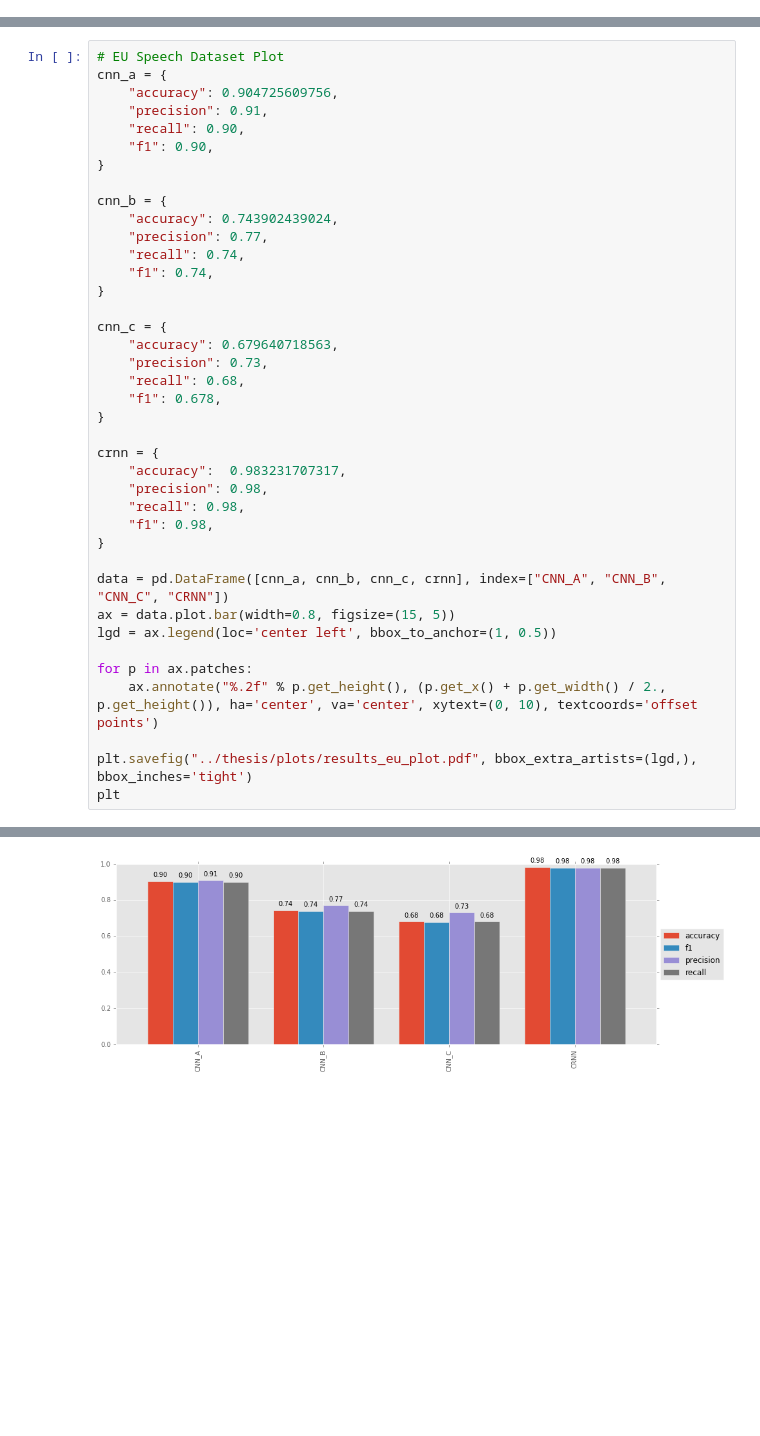
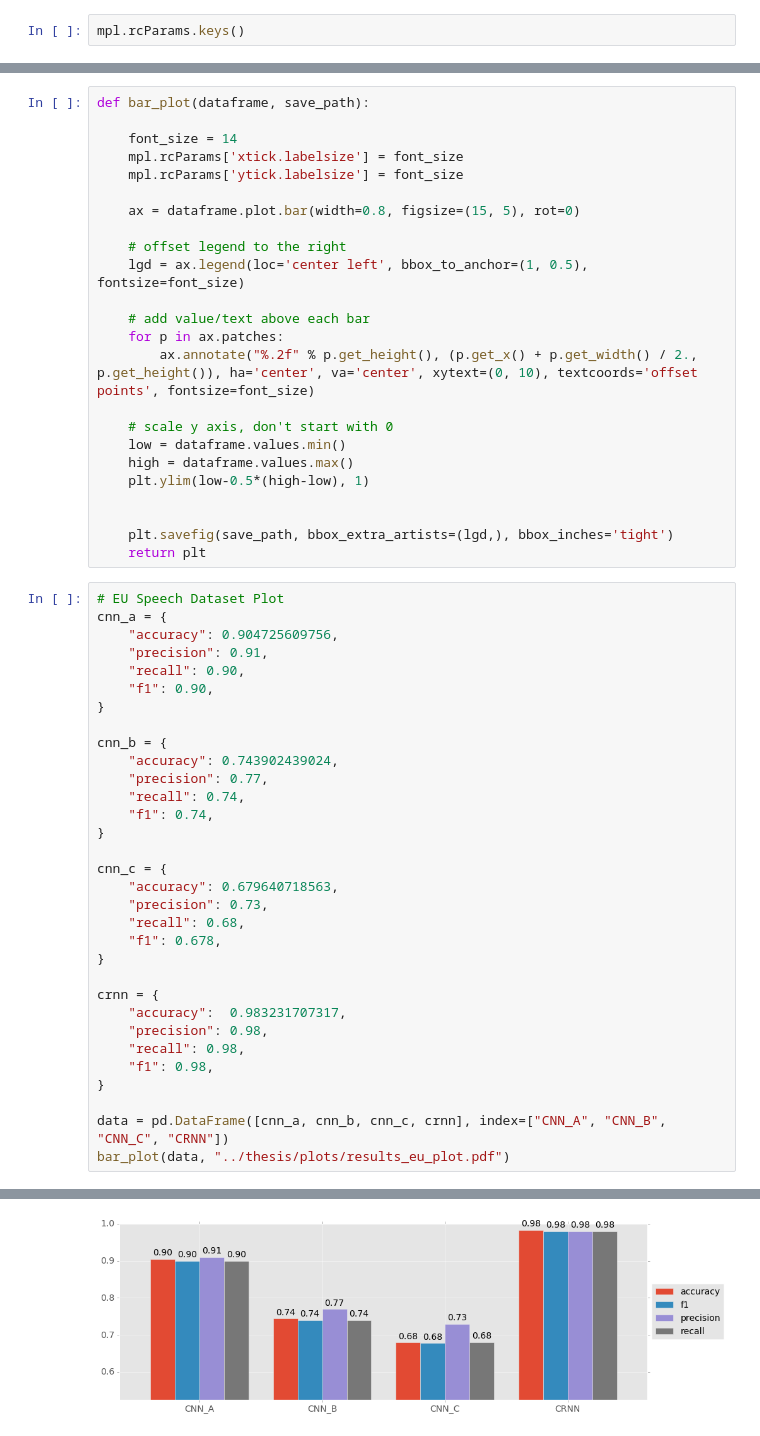
Before and after one commit to HPI-DeepLearning/crnn-lid, a Jupyter notebook: notebooks/plots.ipynb, the cells around one changed output, grey strips where cells are left out. Cells and saved outputs as stored; diff of their text form; blank space fills up the shorter version.

Commit message:
thesis update

```diff
--- a/notebooks/plots.ipynb
+++ b/notebooks/plots.ipynb
@@ -7,2 +8,4 @@ import matplotlib.pyplot as plt
 
 matplotlib.style.use('ggplot')
+# %%
+mpl.rcParams.keys()
@@ -9,42 +30,59 @@ matplotlib.style.use('ggplot')
+# %%
+def bar_plot(dataframe, save_path):
+
+    font_size = 14
+    mpl.rcParams['xtick.labelsize'] = font_size
+    mpl.rcParams['ytick.labelsize'] = font_size
+
+    ax = dataframe.plot.bar(width=0.8, figsize=(15, 5), rot=0)
+
+    # offset legend to the right
+    lgd = ax.legend(loc='center left', bbox_to_anchor=(1, 0.5), fontsize=font_size)
+
+    # add value/text above each bar
+    for p in ax.patches:
+        ax.annotate("%.2f" % p.get_height(), (p.get_x() + p.get_width() / 2., p.get_height()), ha='center', va='center', xytext=(0, 10), textcoords='offset points', fontsize=font_size)
+
+    # scale y axis, don't start with 0
+    low = dataframe.values.min()
+    high = dataframe.values.max()
+    plt.ylim(low-0.5*(high-low), 1)
+
+
+    plt.savefig(save_path, bbox_extra_artists=(lgd,), bbox_inches='tight')
+    return plt
 # %%
 # EU Speech Dataset Plot
 cnn_a = {
     "accuracy": 0.904725609756,
     "precision": 0.91,
     "recall": 0.90,
     "f1": 0.90,
 }
 
 cnn_b = {
     "accuracy": 0.743902439024,
     "precision": 0.77,
     "recall": 0.74,
     "f1": 0.74,
 }
 
 cnn_c = {
     "accuracy": 0.679640718563,
     "precision": 0.73,
     "recall": 0.68,
     "f1": 0.678,
 }
 
 crnn = {
     "accuracy":  0.983231707317,
     "precision": 0.98,
     "recall": 0.98,
     "f1": 0.98,
 }
 
 data = pd.DataFrame([cnn_a, cnn_b, cnn_c, crnn], index=["CNN_A", "CNN_B", "CNN_C", "CRNN"])
-ax = data.plot.bar(width=0.8, figsize=(15, 5))
-lgd = ax.legend(loc='center left', bbox_to_anchor=(1, 0.5))
-
-for p in ax.patches:
-    ax.annotate("%.2f" % p.get_height(), (p.get_x() + p.get_width() / 2., p.get_height()), ha='center', va='center', xytext=(0, 10), textcoords='offset points')
-
-plt.savefig("../thesis/plots/results_eu_plot.pdf", bbox_extra_artists=(lgd,), bbox_inches='tight')
-plt
+bar_plot(data, "../thesis/plots/results_eu_plot.pdf")
 # %% [output]
 <module 'matplotlib.pyplot' from '/usr/local/lib/python2.7/site-packages/matplotlib/pyplot.pyc'>
-[figure, old version]
+[figure, new version]
```
Also changed, not shown: parts of 3 cells of this notebook, 5 other files.
